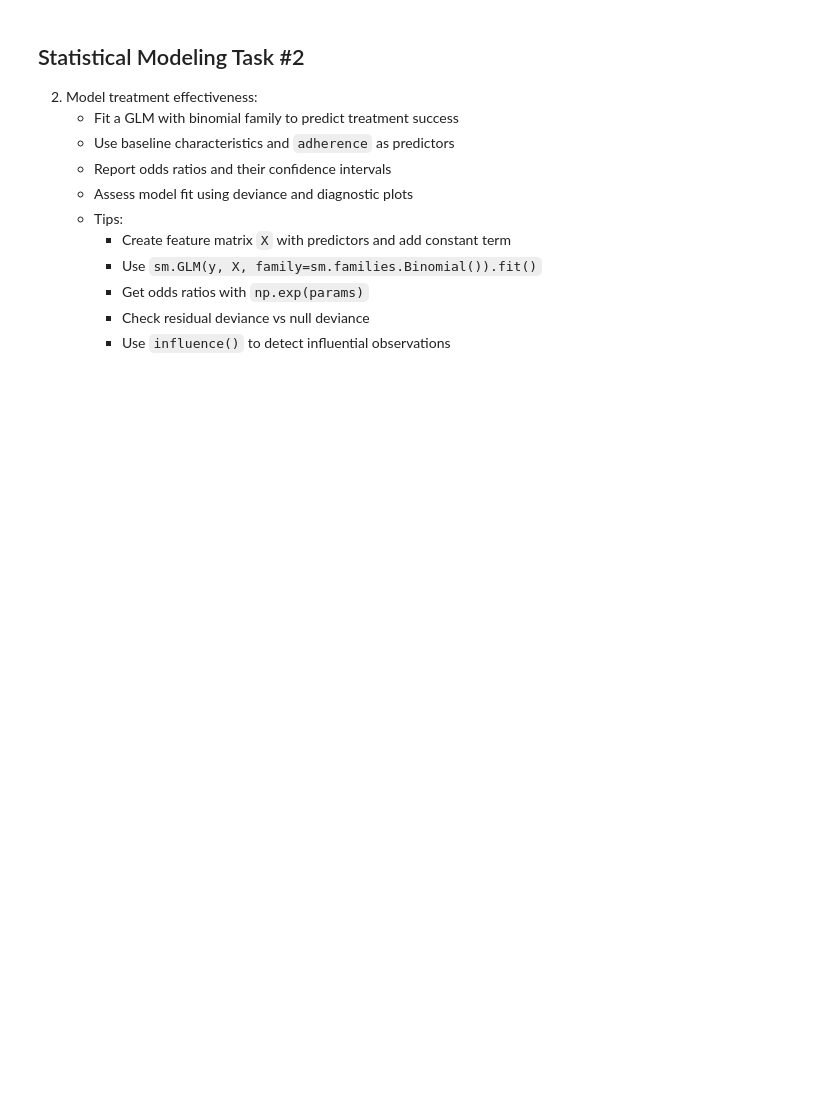
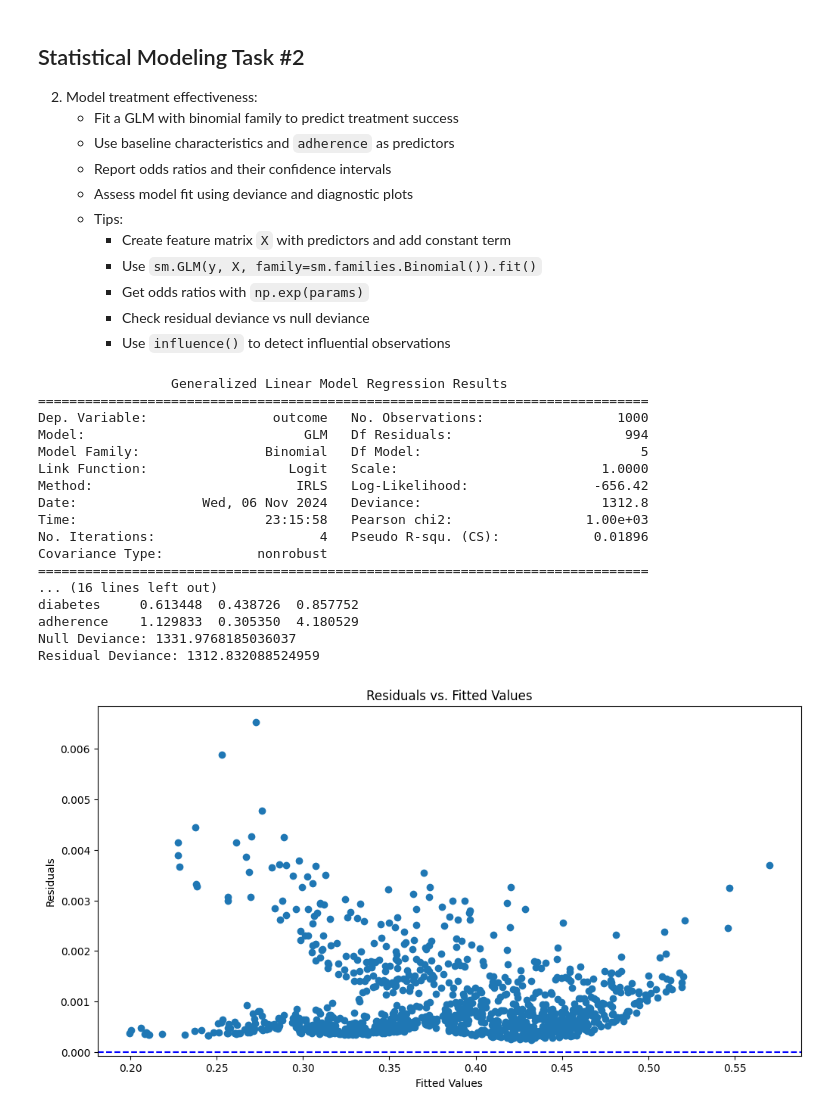
Before and after one commit to UCSF-DataSci/08-time-stats-and-ml-anagasuri, a Jupyter notebook: modeling.ipynb, the cells around one changed output. Drawn from its saved outputs; the diff is of its cells as text; code cells hidden in the pictures; blank space fills up the shorter version.

```diff
--- a/modeling.ipynb
+++ b/modeling.ipynb
@@ -132,3 +138,60 @@ Notes:
      - Get odds ratios with `np.exp(params)`
      - Check residual deviance vs null deviance
      - Use `influence()` to detect influential observations
+# %%
+df = pd.read_csv("patient_treatment.csv", sep='\t')
+
+y = df['outcome'] #set treatment outcome/success as dependent variable
+X = df[['age', 'bmi', 'smoking','diabetes', 'adherence']] #set predictors
+X = sm.add_constant(X)
+
+model = sm.GLM(y, X, family=sm.families.Binomial()).fit()
+print(model.summary())
+
+# Calculate odds ratios and 95% confidence intervals
+oddsRatio = np.exp(model.params)
+confidenceInts = np.exp(model.conf_int())
+oddsRatiosDF = pd.DataFrame({'Odds Ratio': oddsRatio,'2.5%': confidenceInts[0],'97.5%': confidenceInts[1]
+})
+print("\nOdds Ratios and 95% Confidence Intervals:")
+print(oddsRatiosDF)
+
+# null and residual deviance
+nullDev = model.null_deviance
+residDev = model.deviance
+
+print(f'Null Deviance: {nullDev}')
+print(f'Residual Deviance: {residDev}')
+
+# plot for influential observations
+influenceObs = model.get_influence()
+cooks = influenceObs.cooks_distance[0]
+
+# plot
+plt.figure(figsize = (12,6))
+
+plt.scatter(model.fittedvalues, cooks)
+plt.axhline(y=0, color='blue', linestyle='--')
+plt.xlabel('Fitted Values')
+plt.ylabel('Residuals')
+plt.title('Residuals vs. Fitted Values')
+plt.show()
+# %% [output]
+                 Generalized Linear Model Regression Results
+==============================================================================
+Dep. Variable:                outcome   No. Observations:                 1000
+Model:                            GLM   Df Residuals:                      994
+Model Family:                Binomial   Df Model:                            5
+Link Function:                  Logit   Scale:                          1.0000
+Method:                          IRLS   Log-Likelihood:                -656.42
+Date:                Wed, 06 Nov 2024   Deviance:                       1312.8
+Time:                        23:15:58   Pearson chi2:                 1.00e+03
+No. Iterations:                     4   Pseudo R-squ. (CS):            0.01896
+Covariance Type:            nonrobust
+==============================================================================
+... (16 lines left out)
+diabetes     0.613448  0.438726  0.857752
+adherence    1.129833  0.305350  4.180529
+Null Deviance: 1331.9768185036037
+Residual Deviance: 1312.832088524959
+[figure, added]
```
Also changed, not shown: parts of 3 cells of this notebook.
